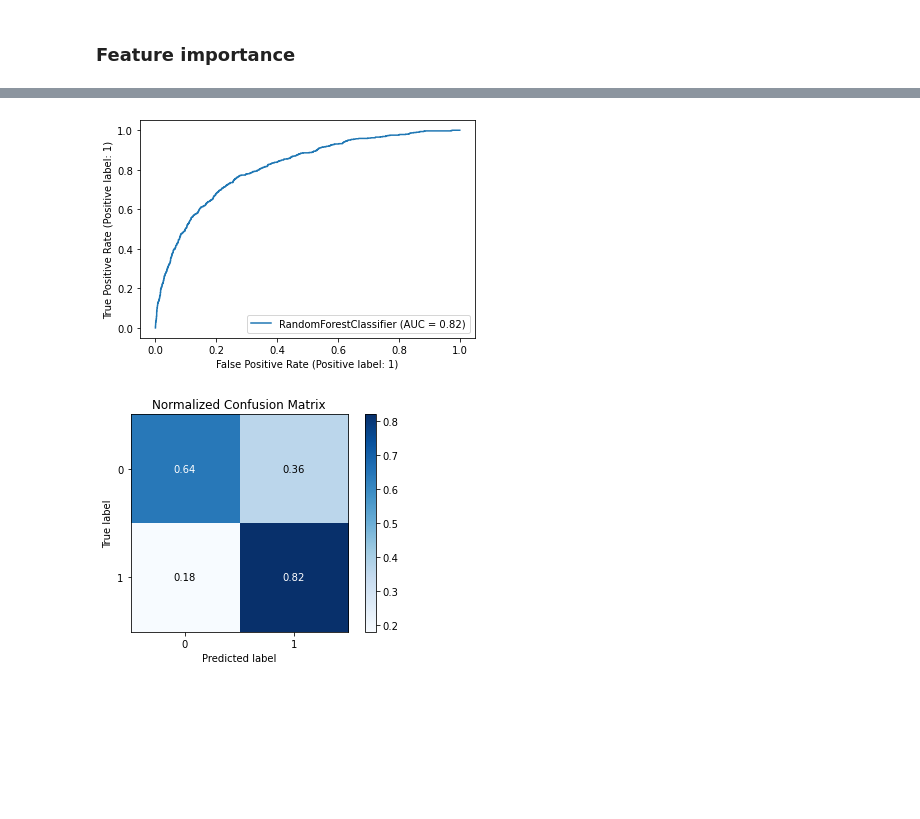
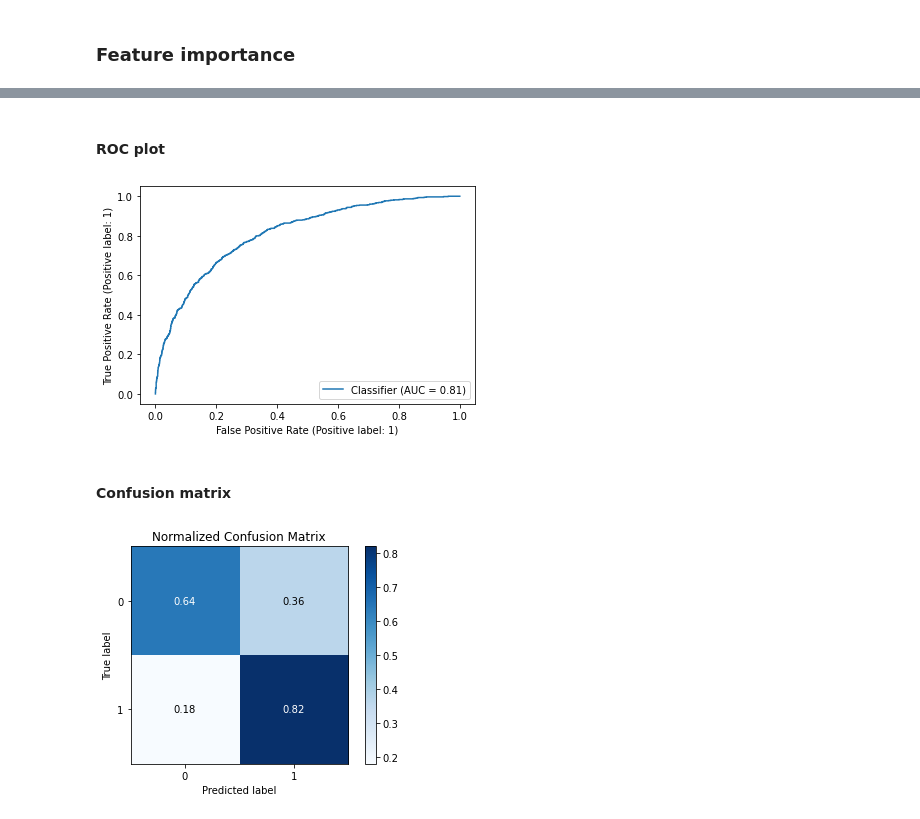
Before and after one commit to ibivu/ExtracellularVesicles, a Jupyter notebook: Code/Subtypes/05_ML_Random_forest_Microvesicle.ipynb, the cells around one changed output, grey strips where cells are left out. Cells and saved outputs as stored; diff of their text form; code cells hidden in the pictures; blank space fills up the shorter version.

```diff
--- a/Code/Subtypes/05_ML_Random_forest_Microvesicle.ipynb
+++ b/Code/Subtypes/05_ML_Random_forest_Microvesicle.ipynb
@@ -188,3 +188,6 @@ y_pred_seq = rf_seq.predict(test_X_seq)
+# %%
+pred_y_seq = rf_seq.predict(test_X_seq)
+pred_proba_y_seq = rf_seq.predict_proba(test_X_seq)
 # %%
 # filepath = "/Users/kathi/Documents/GitHub/EV/Models/"
 
@@ -196,8 +199,12 @@ y_pred_seq = rf_seq.predict(test_X_seq)
 # test_X_seq.to_csv('/Users/kathi/Documents/GitHub/EV/Models/test_X_mv_seq.csv', index=False)
 # with open(filepath + 'test_y_mv_seq.pkl', 'wb') as f:
 #     np.save(f, test_y)
-# %%
-metrics.plot_roc_curve(rf_seq, test_X_seq, test_y);
-# %% [output]
-[figure, removed]
+# %% [markdown]
+#### ROC plot
+# %%
+metrics.RocCurveDisplay.from_predictions(pd.Series(test_y), pd.Series(pred_proba_y_seq[:, 1]));
+# %% [output]
+[figure, added]
+# %% [markdown]
+#### Confusion matrix
 # %%
```
Also changed, not shown: parts of 28 cells of this notebook, 22 other files.
